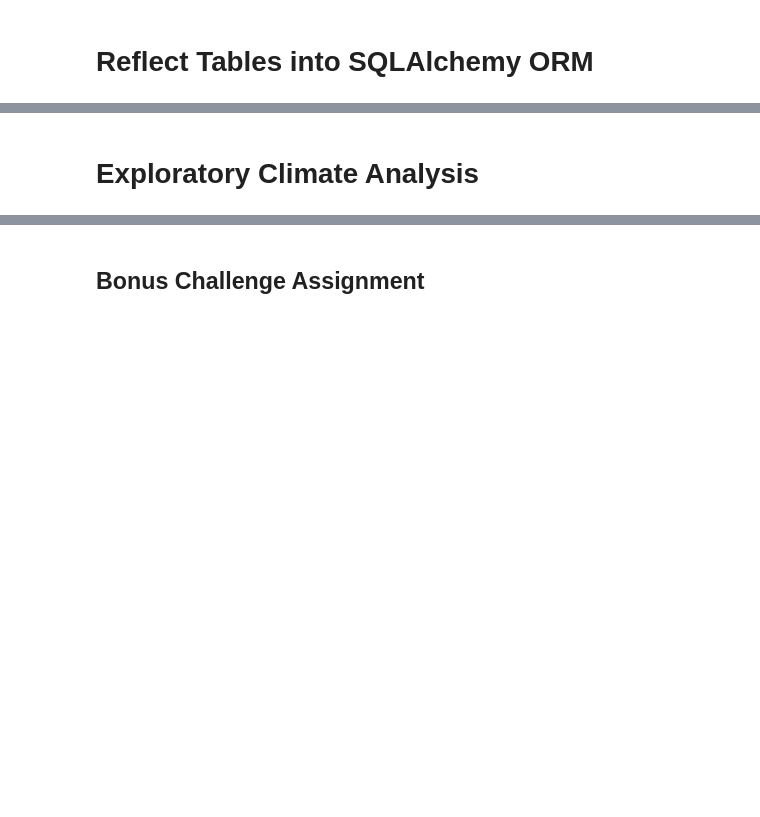
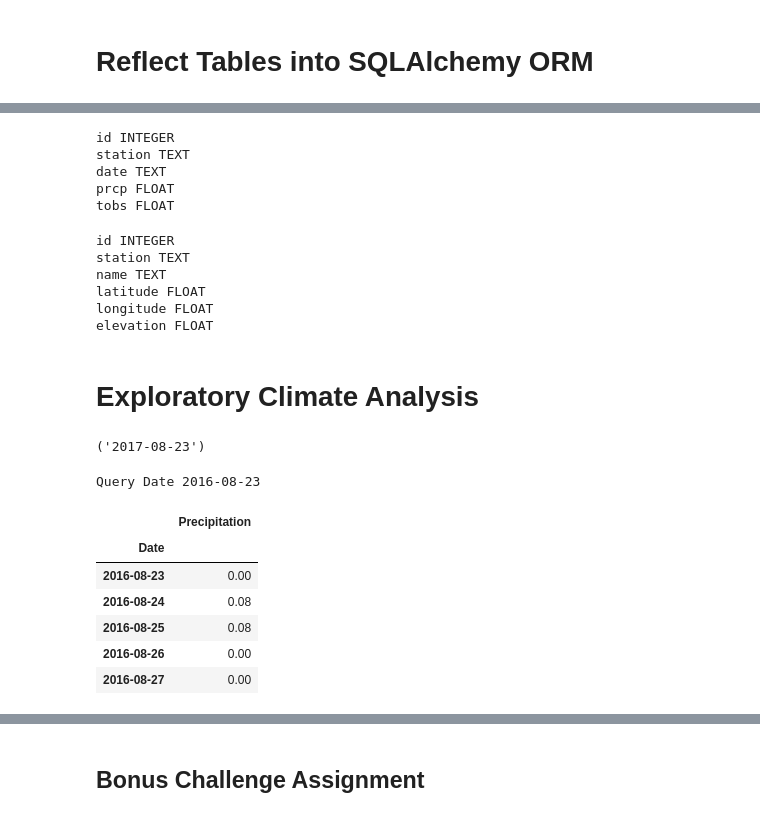
Before and after one commit to FaresKazemi/sqlalchemy-challenge, a Jupyter notebook: climate_starter.ipynb, the cells around one changed output, grey strips where cells are left out. Cells and saved outputs as stored; diff of their text form; code cells hidden in the pictures; blank space fills up the shorter version.

```diff
--- a/climate_starter.ipynb
+++ b/climate_starter.ipynb
@@ -20,7 +20,8 @@ from sqlalchemy import create_engine, func
 engine = create_engine("sqlite:///Resources/hawaii.sqlite")
 # %%
 # reflect an existing database into a new model
-
+Base = automap_base()
+Base.prepare(engine, reflect = True)
 # reflect the tables
 # %%
 # We can view all of the classes that automap found
@@ -31,14 +38,68 @@ engine = create_engine("sqlite:///Resources/hawaii.sqlite")
+# %%
+# columns in 'measurement' table
+inspector = inspect(engine)
+columns = inspector.get_columns('measurement')
+#print(columns)
+
+for column in columns:
+    print(column['name'], column["type"])
+# %% [output]
+id INTEGER
+station TEXT
+date TEXT
+prcp FLOAT
+tobs FLOAT
+# %%
+# columns in 'measurement' table
+inspector = inspect(engine)
+columns = inspector.get_columns('station')
+#print(columns)
+
+for column in columns:
+    print(column['name'], column["type"])
+# %% [output]
+id INTEGER
+station TEXT
+name TEXT
+latitude FLOAT
+longitude FLOAT
+elevation FLOAT
 # %% [markdown]
 # Exploratory Climate Analysis
+# %%
+Start_date = session.query(Measurement.date).order_by(Measurement.date.desc()).first()
+Start_date
+# 12 months starting from 2012-11-24
+# %% [output]
+('2017-08-23')
+# %%
+# Calculate the date 1 year ago from the last data point in the database
+# 12 months before 2017-08-23 (12 months = 365 days )
+query_date = dt.date(2017, 8,23) - dt.timedelta(days=365)
+print("Query Date", query_date)
+# %% [output]
+Query Date 2016-08-23
 # %%
-# Design a query to retrieve the last 12 months of precipitation data and plot the results
+# Design a query to retrieve the last 12 months of precipitation data and plot the results (2016-08-23 to 2016-08-23)
+# Perform a query to retrieve the data and precipitation scores
+precipitation_12month = session.query(Measurement.date, Measurement.prcp).\
+    filter (Measurement.date >= query_date).all()
 
-# Calculate the date 1 year ago from the last data point in the database
-
-# Perform a query to retrieve the data and precipitation scores
+precipitation_12month
 
 # Save the query results as a Pandas DataFrame and set the index to the date column
+# Sort the dataframe by date
+df = pd.DataFrame(precipitation_12month, columns=['Date','Precipitation'])
+df.dropna(axis=0, how='any', inplace= True)
+df.sort_values(by='Date')
+df.set_index('Date', inplace=True)
 
-# Sort the dataframe by date
-
-# Use Pandas Plotting with Matplotlib to plot the data
+df.head()
+# %% [output]
+|  | Precipitation |
+| Date |  |
+| 2016-08-23 | 0.00 |
+| 2016-08-24 | 0.08 |
+| 2016-08-25 | 0.08 |
+| 2016-08-26 | 0.00 |
+| 2016-08-27 | 0.00 |
```
Also changed, not shown: parts of 6 cells of this notebook.
